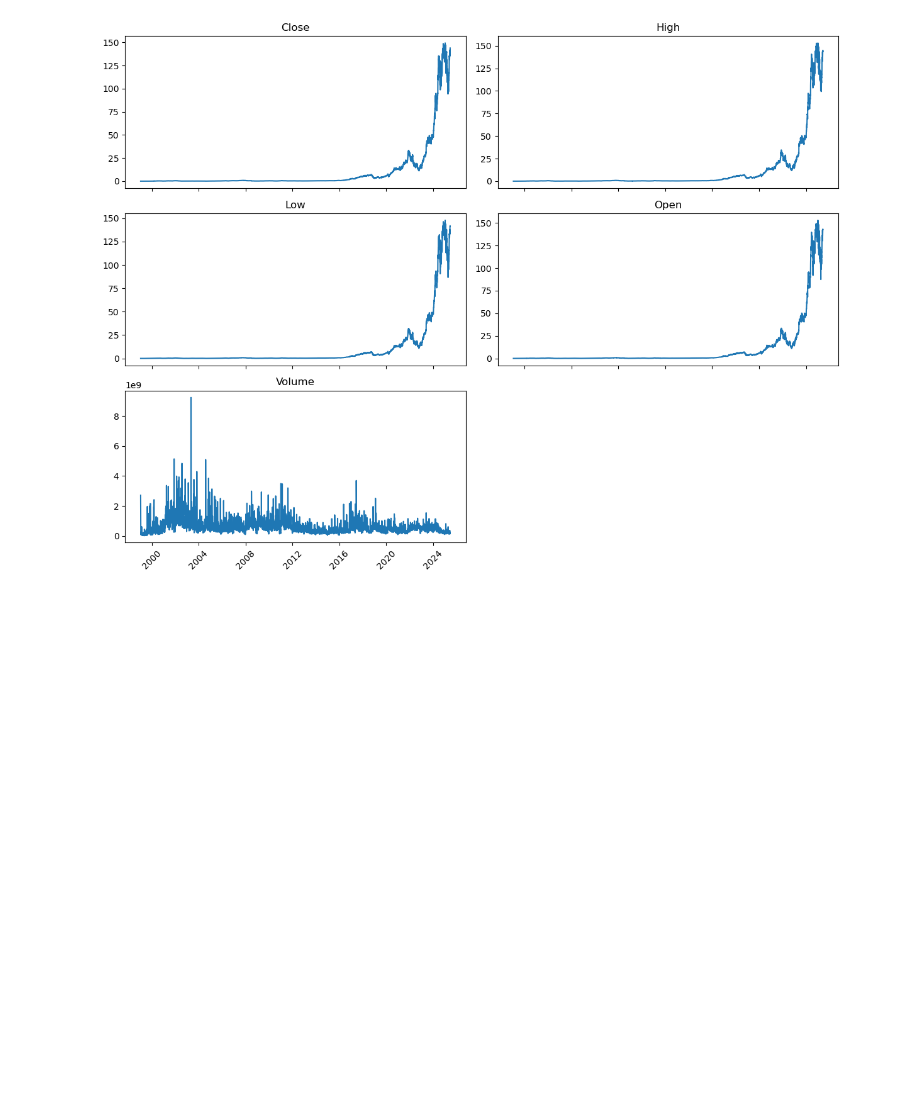
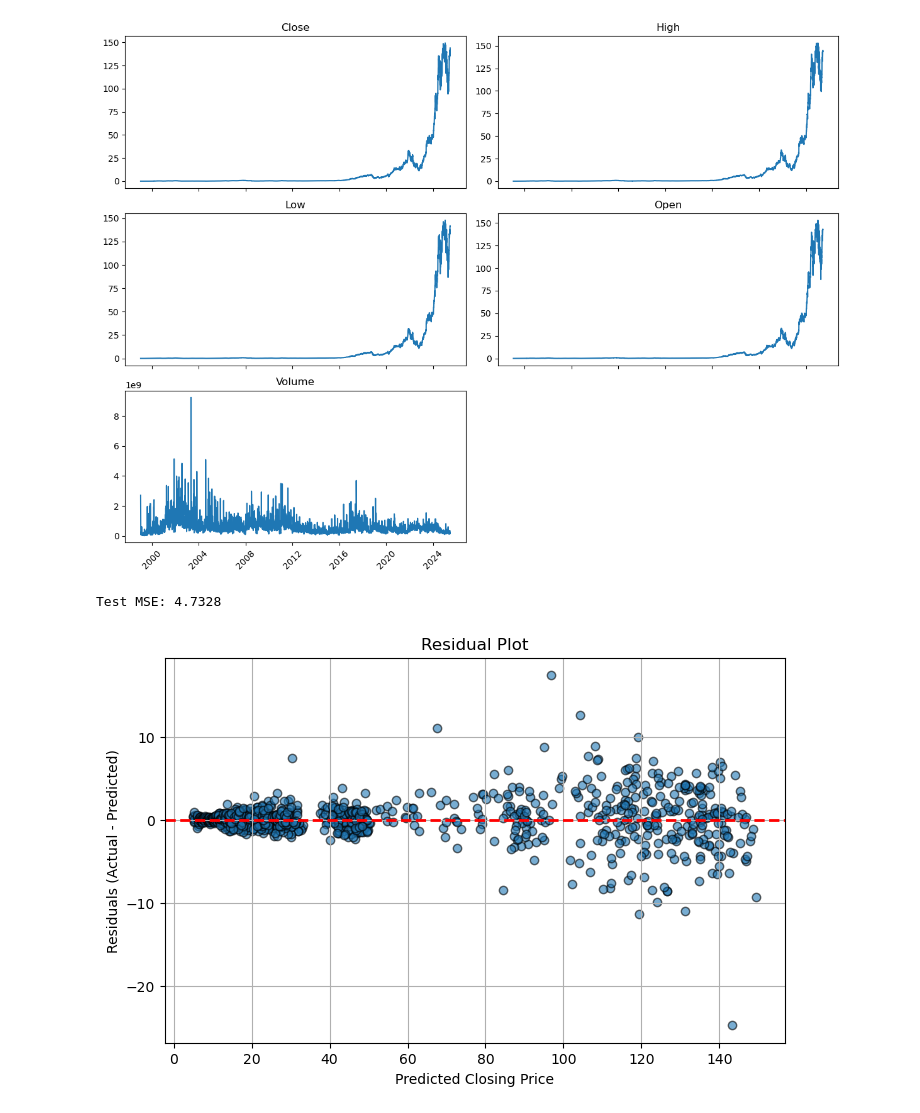
Before and after one commit to nigelcheong/nvidia-stock-market-history, a Jupyter notebook: NVIDIA_Stock_Market_History.ipynb, the cells around one changed output. Saved outputs shown, nothing was run; the diff lists cells and outputs as text; code cells hidden in the pictures; blank space fills up the shorter version.

Commit message:
Added basic linear model and write-up

```diff
--- a/NVIDIA_Stock_Market_History.ipynb
+++ b/NVIDIA_Stock_Market_History.ipynb
@@ -106,3 +138,40 @@ fig.tight_layout()
 plt.show()
 # %% [output]
 [figure]
+# %%
+# Shift the Close column to use today’s price to predict tomorrow's
+df["Target"] = df["Close"].shift(-1)
+
+# Simple features
+features = ["Open", "High", "Low", "Close", "Volume"]
+df_model = df[features + ["Target"]].dropna()
+
+X = df_model[features]
+y = df_model["Target"]
+
+X_train, X_test, y_train, y_test = train_test_split(X, y, test_size=0.2, shuffle=False)
+
+model = LinearRegression()
+model.fit(X_train, y_train)
+
+y_pred = model.predict(X_test)
+mse = mean_squared_error(y_test, y_pred)
+
+print(f"Test MSE: {mse:.4f}")
+# %% [output]
+Test MSE: 4.7328
+# %%
+# Calculate residuals
+residuals = y_test - y_pred
+
+# Plot
+plt.figure(figsize=(8, 5))
+plt.scatter(y_pred, residuals, alpha=0.6, edgecolors='k')
+plt.axhline(y=0, color='red', linestyle='--', linewidth=2)
+plt.title("Residual Plot")
+plt.xlabel("Predicted Closing Price")
+plt.ylabel("Residuals (Actual - Predicted)")
+plt.grid(True)
+plt.show()
+# %% [output]
+[figure, added]
```
Also changed, not shown: parts of 4 cells of this notebook.
